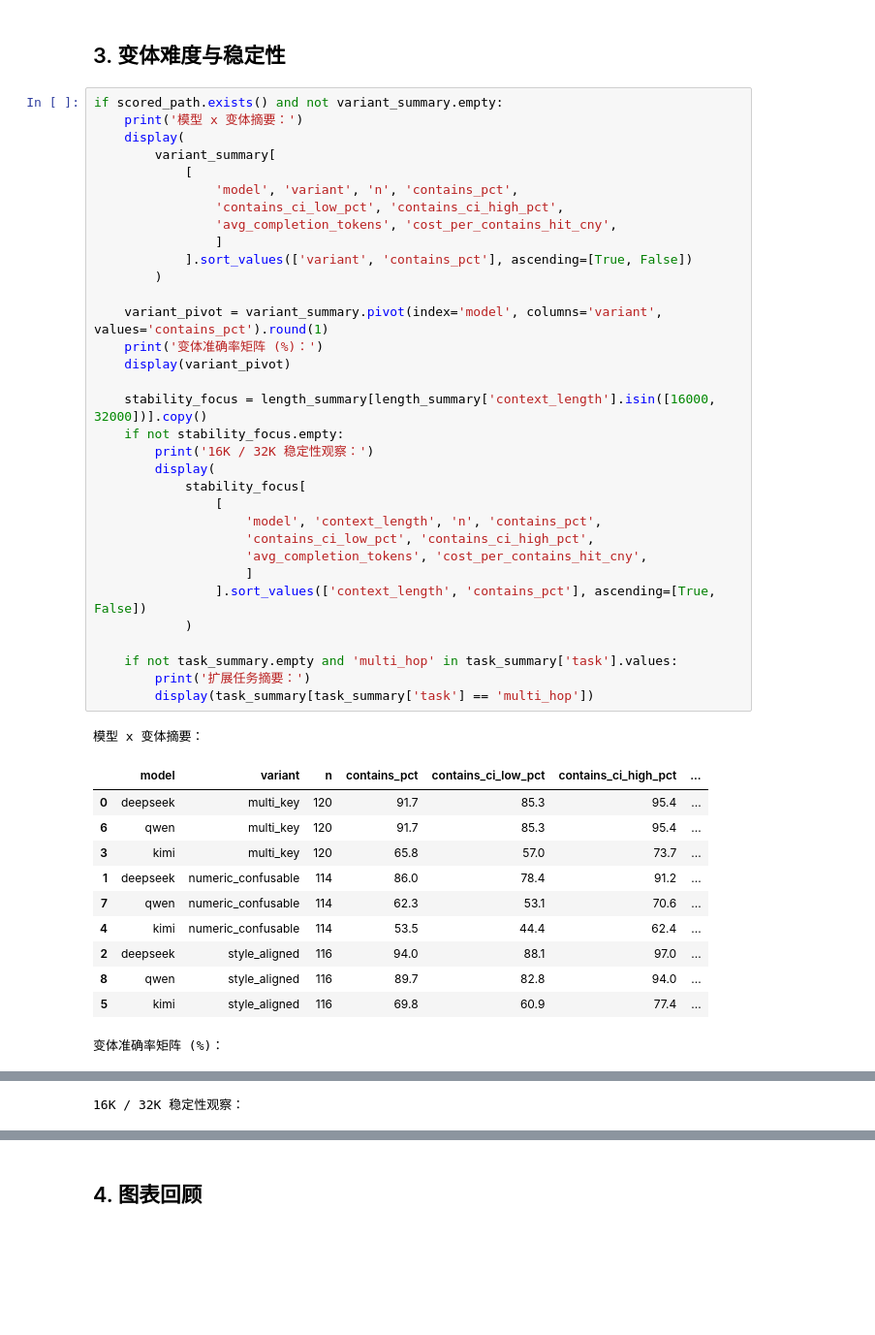
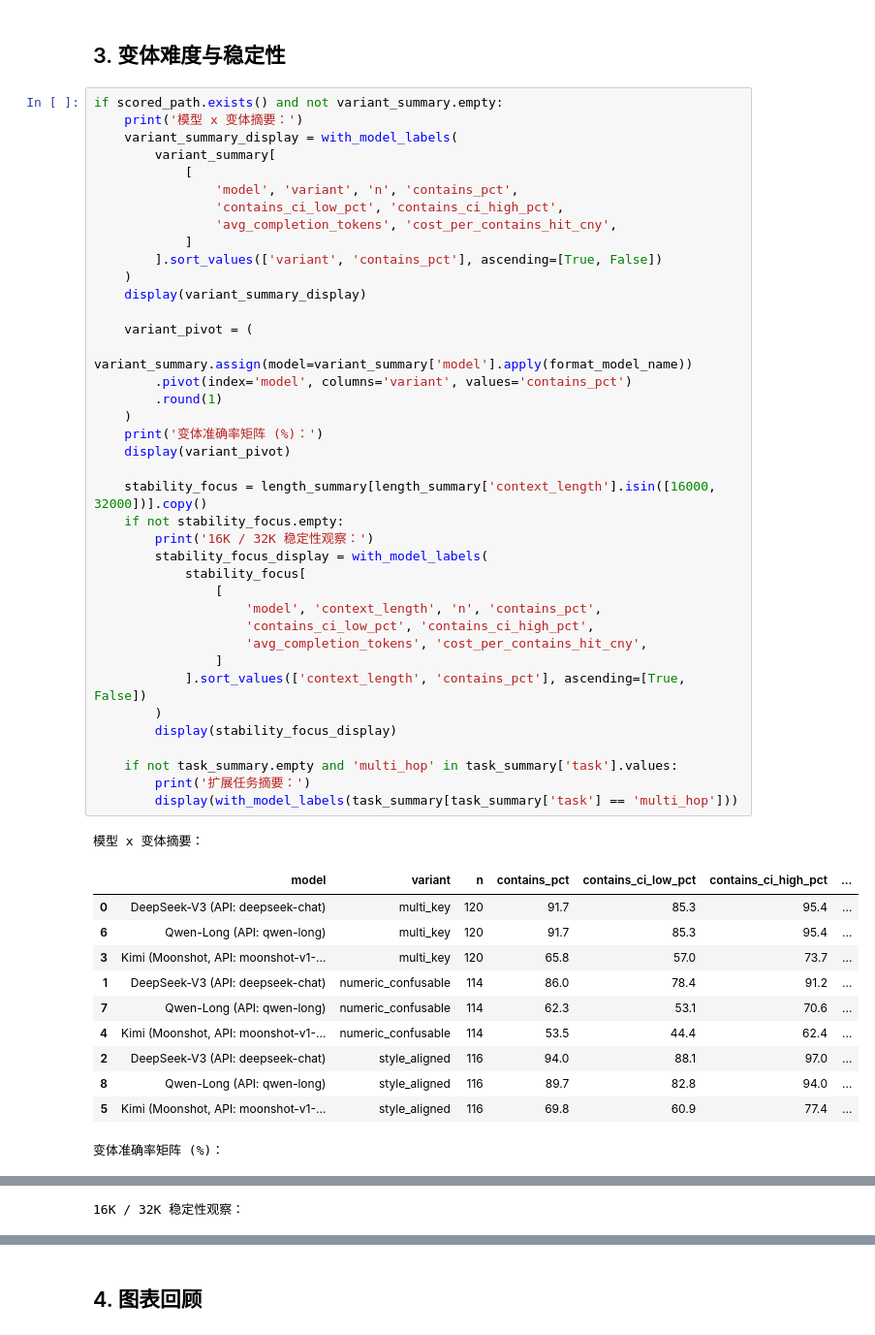
Before and after one commit to melody-ling-L/llm-long-context-eval-zh-V2, a Jupyter notebook: results/v2/report/04_report_v2.executed.ipynb, the cells around one changed output, grey strips where cells are left out. Shown at 97% size. Drawn from its saved outputs; the diff is of its cells as text; blank space fills up the shorter version.

```diff
--- a/results/v2/report/04_report_v2.executed.ipynb
+++ b/results/v2/report/04_report_v2.executed.ipynb
@@ -175,48 +204,54 @@ if scored_path.exists() and not model_summary.empty:
 # %%
 if scored_path.exists() and not variant_summary.empty:
     print('模型 x 变体摘要：')
-    display(
+    variant_summary_display = with_model_labels(
         variant_summary[
             [
                 'model', 'variant', 'n', 'contains_pct',
                 'contains_ci_low_pct', 'contains_ci_high_pct',
                 'avg_completion_tokens', 'cost_per_contains_hit_cny',
-                ]
-            ].sort_values(['variant', 'contains_pct'], ascending=[True, False])
-        )
+            ]
+        ].sort_values(['variant', 'contains_pct'], ascending=[True, False])
+    )
+    display(variant_summary_display)
 
-    variant_pivot = variant_summary.pivot(index='model', columns='variant', values='contains_pct').round(1)
+    variant_pivot = (
+        variant_summary.assign(model=variant_summary['model'].apply(format_model_name))
+        .pivot(index='model', columns='variant', values='contains_pct')
+        .round(1)
+    )
     print('变体准确率矩阵 (%)：')
     display(variant_pivot)
 
     stability_focus = length_summary[length_summary['context_length'].isin([16000, 32000])].copy()
     if not stability_focus.empty:
         print('16K / 32K 稳定性观察：')
-        display(
+        stability_focus_display = with_model_labels(
             stability_focus[
                 [
                     'model', 'context_length', 'n', 'contains_pct',
                     'contains_ci_low_pct', 'contains_ci_high_pct',
                     'avg_completion_tokens', 'cost_per_contains_hit_cny',
-                    ]
-                ].sort_values(['context_length', 'contains_pct'], ascending=[True, False])
-            )
+                ]
+            ].sort_values(['context_length', 'contains_pct'], ascending=[True, False])
+        )
+        display(stability_focus_display)
 
     if not task_summary.empty and 'multi_hop' in task_summary['task'].values:
         print('扩展任务摘要：')
-        display(task_summary[task_summary['task'] == 'multi_hop'])
+        display(with_model_labels(task_summary[task_summary['task'] == 'multi_hop']))
 # %% [output]
 模型 x 变体摘要：
 |  | model | variant | n | contains_pct | contains_ci_low_pct | contains_ci_high_pct | ... |
-| 0 | deepseek | multi_key | 120 | 91.7 | 85.3 | 95.4 | ... |
-| 6 | qwen | multi_key | 120 | 91.7 | 85.3 | 95.4 | ... |
-| 3 | kimi | multi_key | 120 | 65.8 | 57.0 | 73.7 | ... |
-| 1 | deepseek | numeric_confusable | 114 | 86.0 | 78.4 | 91.2 | ... |
-| 7 | qwen | numeric_confusable | 114 | 62.3 | 53.1 | 70.6 | ... |
-| 4 | kimi | numeric_confusable | 114 | 53.5 | 44.4 | 62.4 | ... |
-| 2 | deepseek | style_aligned | 116 | 94.0 | 88.1 | 97.0 | ... |
-| 8 | qwen | style_aligned | 116 | 89.7 | 82.8 | 94.0 | ... |
-| 5 | kimi | style_aligned | 116 | 69.8 | 60.9 | 77.4 | ... |
+| 0 | DeepSeek-V3 (API: deepseek-chat) | multi_key | 120 | 91.7 | 85.3 | 95.4 | ... |
+| 6 | Qwen-Long (API: qwen-long) | multi_key | 120 | 91.7 | 85.3 | 95.4 | ... |
+| 3 | Kimi (Moonshot, API: moonshot-v1-... | multi_key | 120 | 65.8 | 57.0 | 73.7 | ... |
+| 1 | DeepSeek-V3 (API: deepseek-chat) | numeric_confusable | 114 | 86.0 | 78.4 | 91.2 | ... |
+| 7 | Qwen-Long (API: qwen-long) | numeric_confusable | 114 | 62.3 | 53.1 | 70.6 | ... |
+| 4 | Kimi (Moonshot, API: moonshot-v1-... | numeric_confusable | 114 | 53.5 | 44.4 | 62.4 | ... |
+| 2 | DeepSeek-V3 (API: deepseek-chat) | style_aligned | 116 | 94.0 | 88.1 | 97.0 | ... |
+| 8 | Qwen-Long (API: qwen-long) | style_aligned | 116 | 89.7 | 82.8 | 94.0 | ... |
+| 5 | Kimi (Moonshot, API: moonshot-v1-... | style_aligned | 116 | 69.8 | 60.9 | 77.4 | ... |
 变体准确率矩阵 (%)：
 | variant | multi_key | numeric_confusable | style_aligned |
 | model |  |  |  |
```
Also changed, not shown: parts of 8 cells of this notebook, 8 other files.
